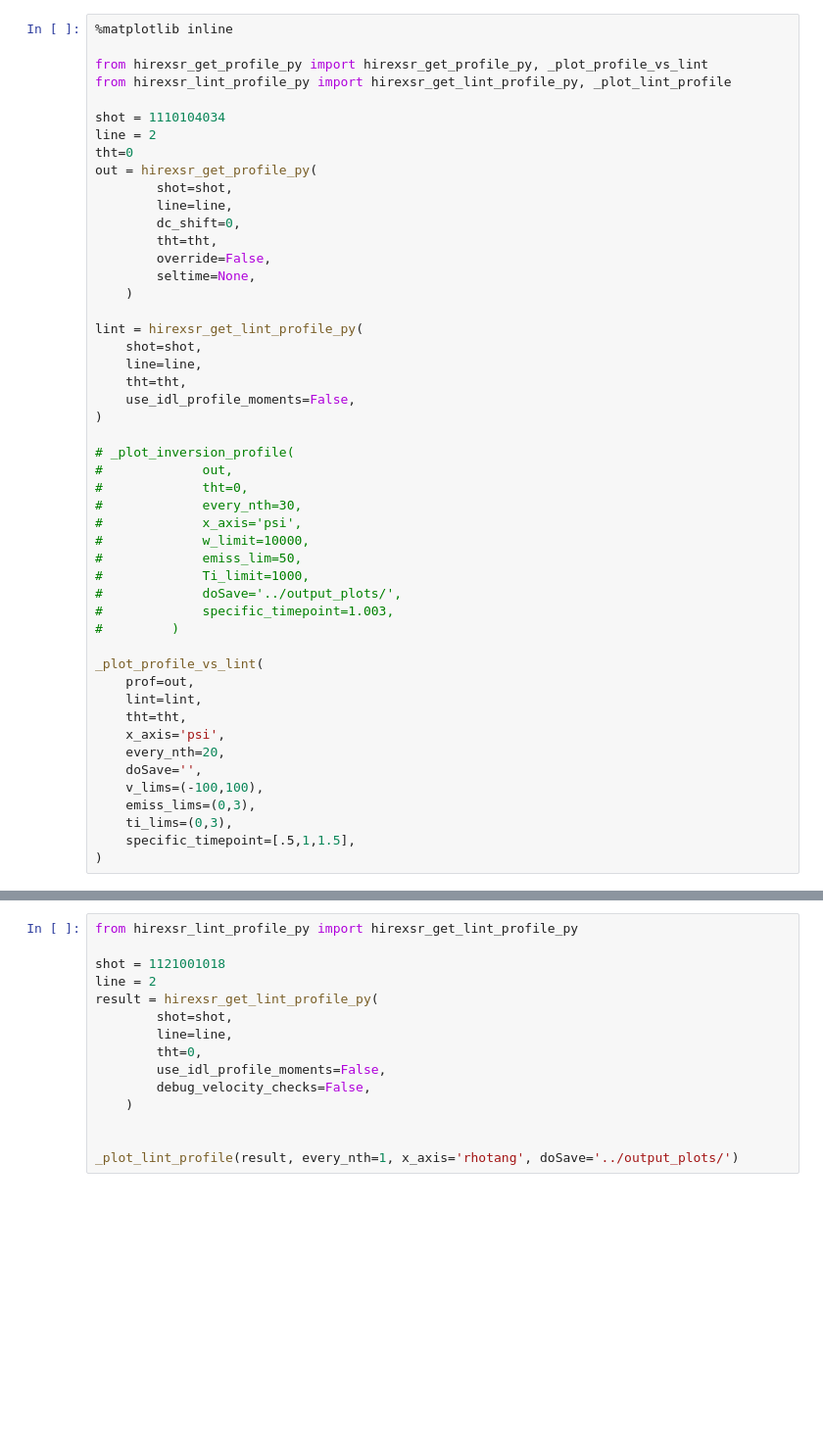
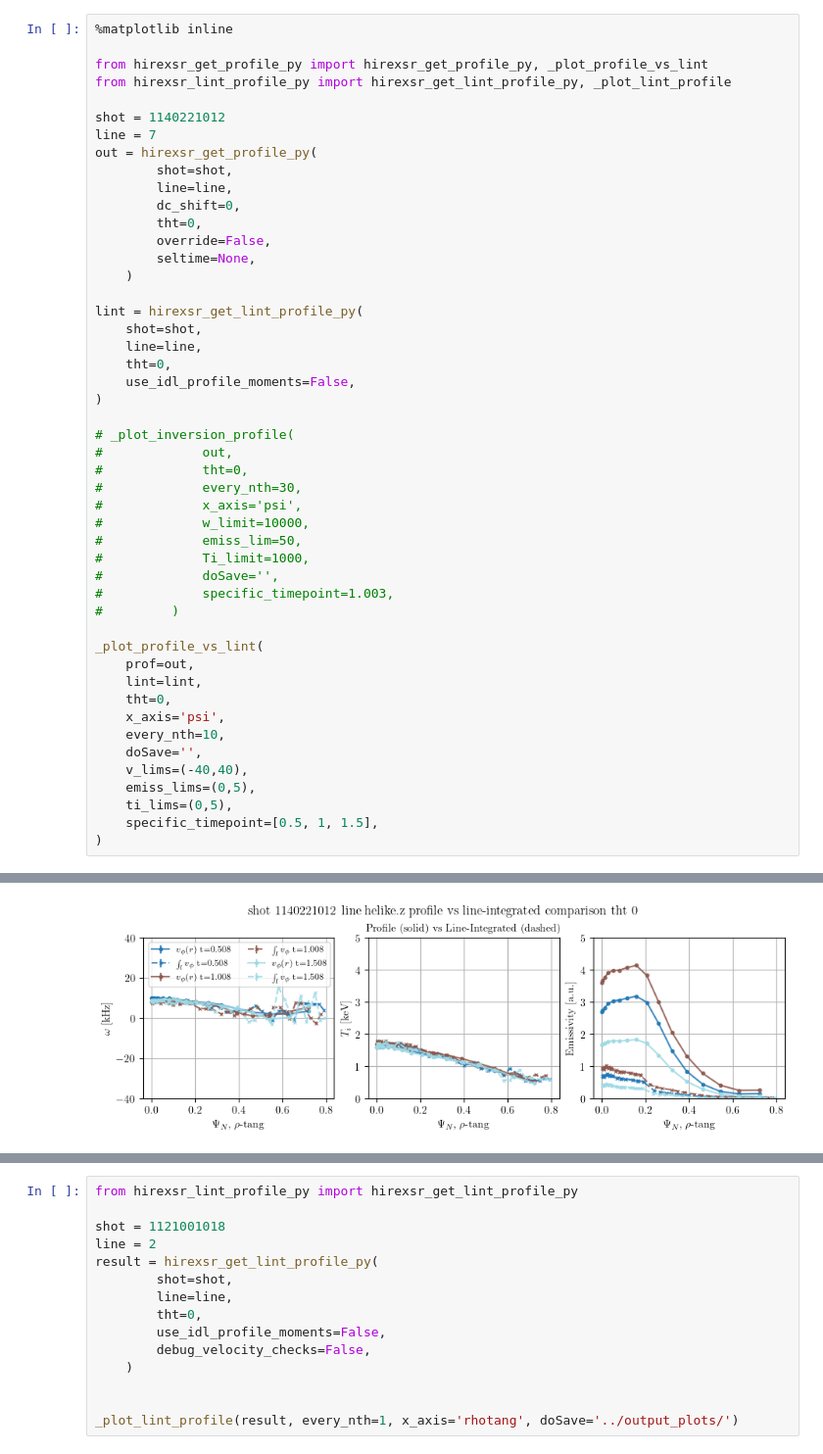
Before and after one commit to chandrarn/HIREXSR_py, a Jupyter notebook: Run_Examples.ipynb, the cells around one changed output, grey strips where cells are left out. Shown at 98% size. Cells and saved outputs as stored; diff of their text form; blank space fills up the shorter version.

```diff
--- a/Run_Examples.ipynb
+++ b/Run_Examples.ipynb
@@ -4,14 +4,13 @@
 from hirexsr_get_profile_py import hirexsr_get_profile_py, _plot_profile_vs_lint
 from hirexsr_lint_profile_py import hirexsr_get_lint_profile_py, _plot_lint_profile
 
-shot = 1110104034
-line = 2
-tht=0
+shot = 1140221012
+line = 7
 out = hirexsr_get_profile_py(
         shot=shot,
         line=line,
         dc_shift=0,
-        tht=tht,
+        tht=0,
         override=False,
         seltime=None,
     )
@@ -19,7 +18,7 @@ out = hirexsr_get_profile_py(
 lint = hirexsr_get_lint_profile_py(
     shot=shot,
     line=line,
-    tht=tht,
+    tht=0,
     use_idl_profile_moments=False,
 )
 
@@ -31,20 +30,20 @@ lint = hirexsr_get_lint_profile_py(
 #             w_limit=10000,
 #             emiss_lim=50,
 #             Ti_limit=1000,
-#             doSave='../output_plots/',
+#             doSave='',
 #             specific_timepoint=1.003,
 #         )
 
 _plot_profile_vs_lint(
     prof=out,
     lint=lint,
-    tht=tht,
+    tht=0,
     x_axis='psi',
-    every_nth=20,
+    every_nth=10,
     doSave='',
-    v_lims=(-100,100),
-    emiss_lims=(0,3),
-    ti_lims=(0,3),
-    specific_timepoint=[.5,1,1.5],
+    v_lims=(-40,40),
+    emiss_lims=(0,5),
+    ti_lims=(0,5),
+    specific_timepoint=[0.5, 1, 1.5],
 )
 # %% [output]
@@ -52,3 +57,4 @@ TreeNODATA: %TREE-E-NODATA, No data available for this node
+[figure, added]
 # %%
 # Data quality scanning has been moved to hirexsr_data_quality.py
 # Run from a terminal:
```
Also changed, not shown: parts of 2 cells of this notebook, 3 other files.
